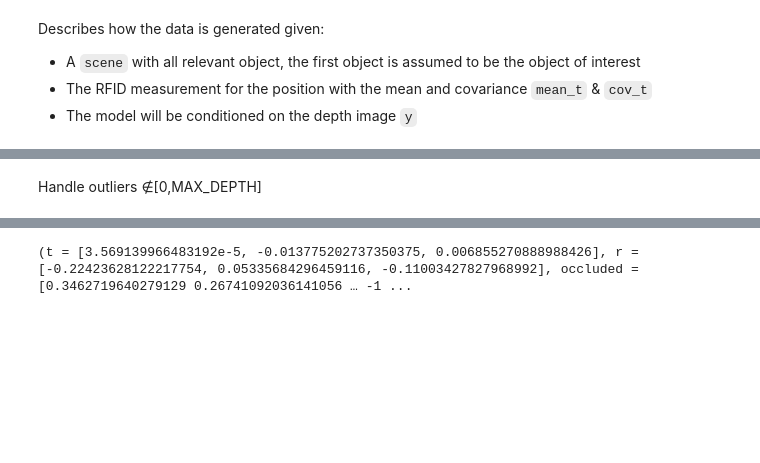
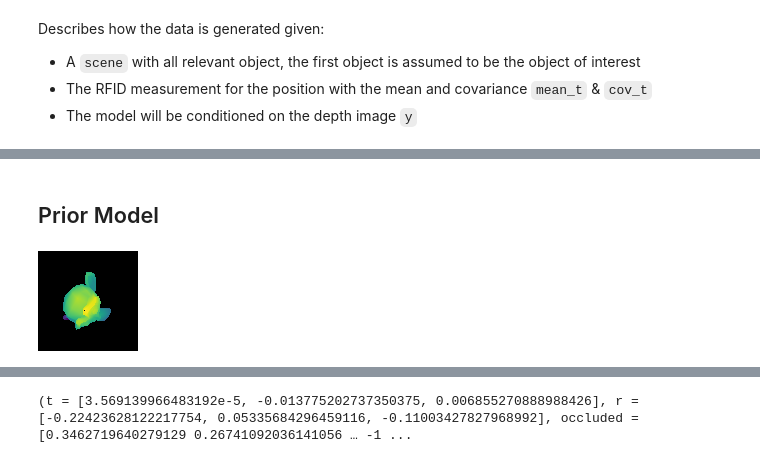
Before and after one commit to rwth-irt/BayesianPoseEstimation.jl, a Jupyter notebook: notebook soss.ipynb, the cells around one changed output, grey strips where cells are left out. Drawn from its saved outputs; the diff is of its cells as text; code cells hidden in the pictures; blank space fills up the shorter version.

```diff
--- a/notebook soss.ipynb
+++ b/notebook soss.ipynb
@@ -149,2 +137,17 @@ WARNING: redefinition of constant ZERO_IMG. This may fail, cause incorrect answe
-# %% [markdown]
-Handle outliers ∉[0,MAX_DEPTH]
+# %% [markdown]
+## Prior Model
+# %%
+prior_model = @model mean_t, cov_t begin
+    # Sample position from RFID position
+    t ~ MvNormal(mean_t, cov_t)
+    # We don't know anything about the orientation or the occlusion
+    r ~ For(1:3) do _
+        CircularUniform()
+    end
+    o .~ UniformInterval.(ZERO_IMG, 1)
+end
+θ1 = rand(prior_model(mean_t = t, cov_t = cov_t))
+μ1 = render_pose_depth(scene, θ1.t, θ1.r)
+colorize_depth(μ1)
+# %% [output]
+[figure, added]
```
Also changed, not shown: parts of 23 cells of this notebook.
